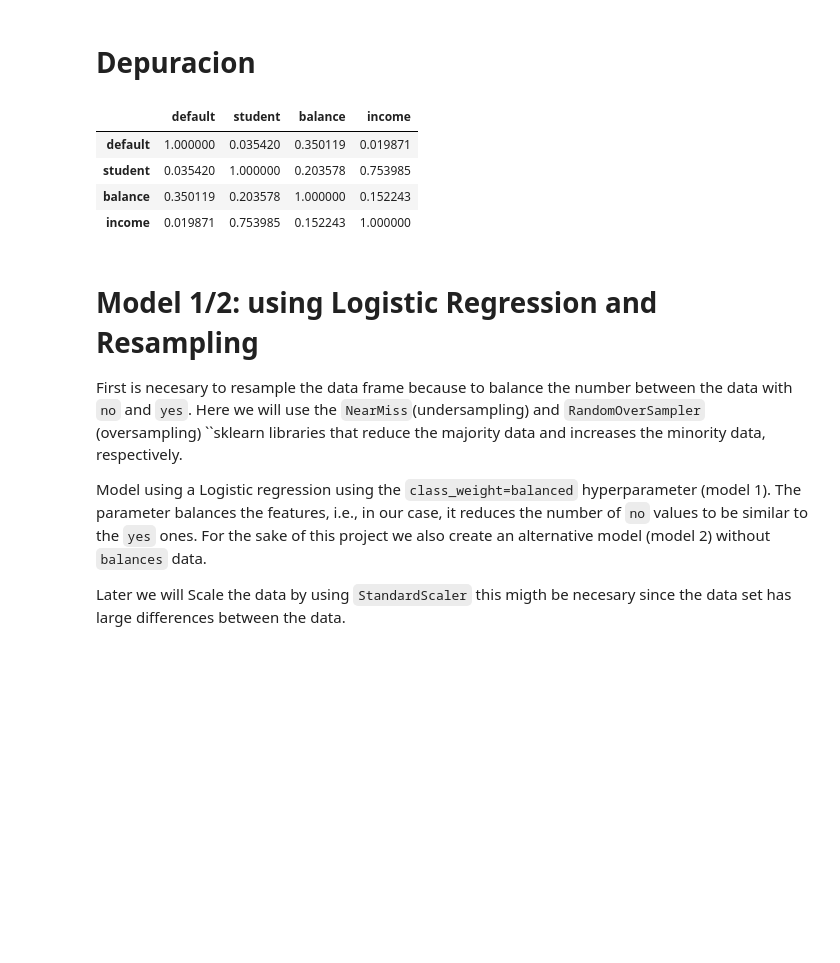
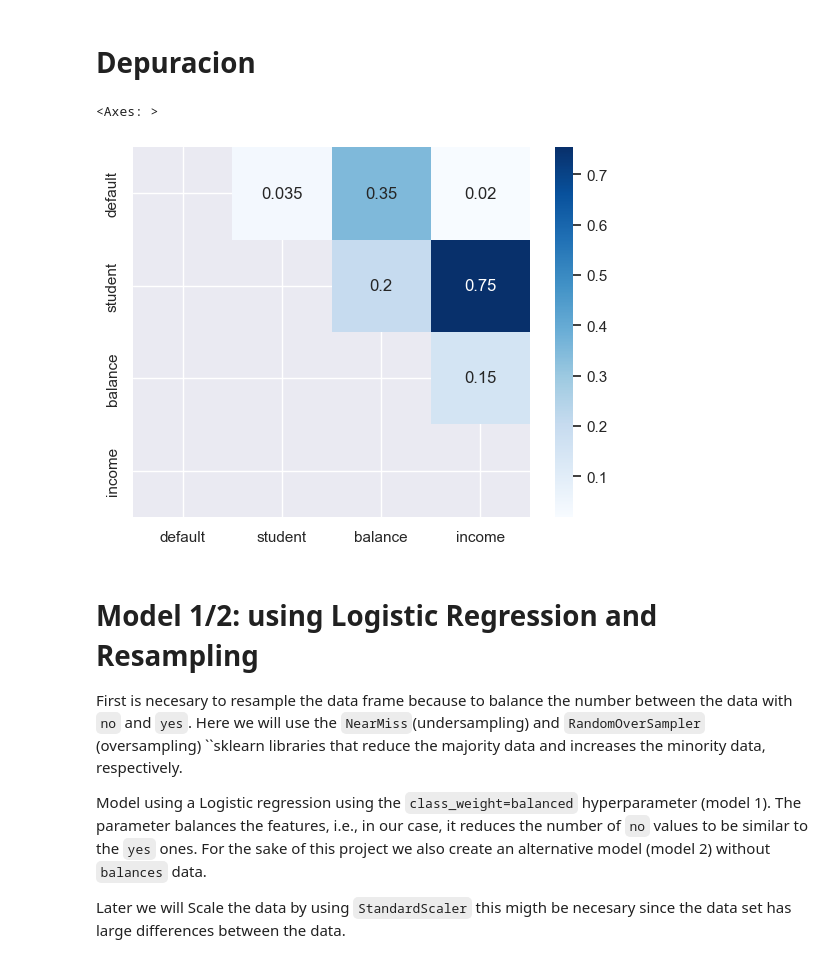
Before and after one commit to raulguerrerofis/Bad_good_client_project_RaulandDario, a Jupyter notebook: Bad_good_client.ipynb, the cells around one changed output. Cells and saved outputs as stored; diff of their text form; code cells hidden in the pictures; blank space fills up the shorter version.

```diff
--- a/Bad_good_client.ipynb
+++ b/Bad_good_client.ipynb
@@ -151,14 +151,13 @@ default
 Name: count, dtype: int64
 # %% [markdown]
 # Depuracion
-# %%
-df2.corr().apply(np.abs)
-# %% [output]
-|  | default | student | balance | income |
-| default | 1.000000 | 0.035420 | 0.350119 | 0.019871 |
-| student | 0.035420 | 1.000000 | 0.203578 | 0.753985 |
-| balance | 0.350119 | 0.203578 | 1.000000 | 0.152243 |
-| income | 0.019871 | 0.753985 | 0.152243 | 1.000000 |
+# %%
+
+df2.corr().apply(np.abs)
+sns.heatmap(df2.corr().abs(), cmap='Blues', annot=True, mask=np.tril(df2.corr()))
+# %% [output]
+<Axes: >
+[figure, added]
 # %% [markdown]
 # Model 1/2: using Logistic Regression and Resampling
 
```
Also changed, not shown: parts of 1 cell of this notebook.
